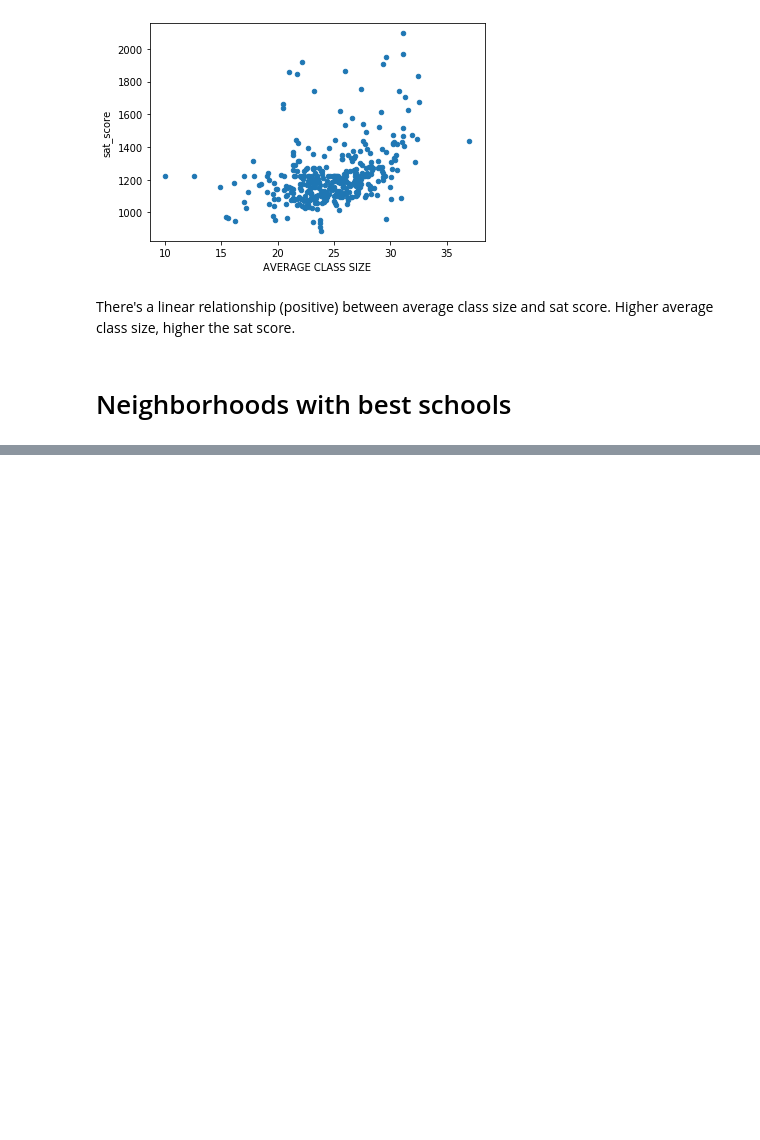
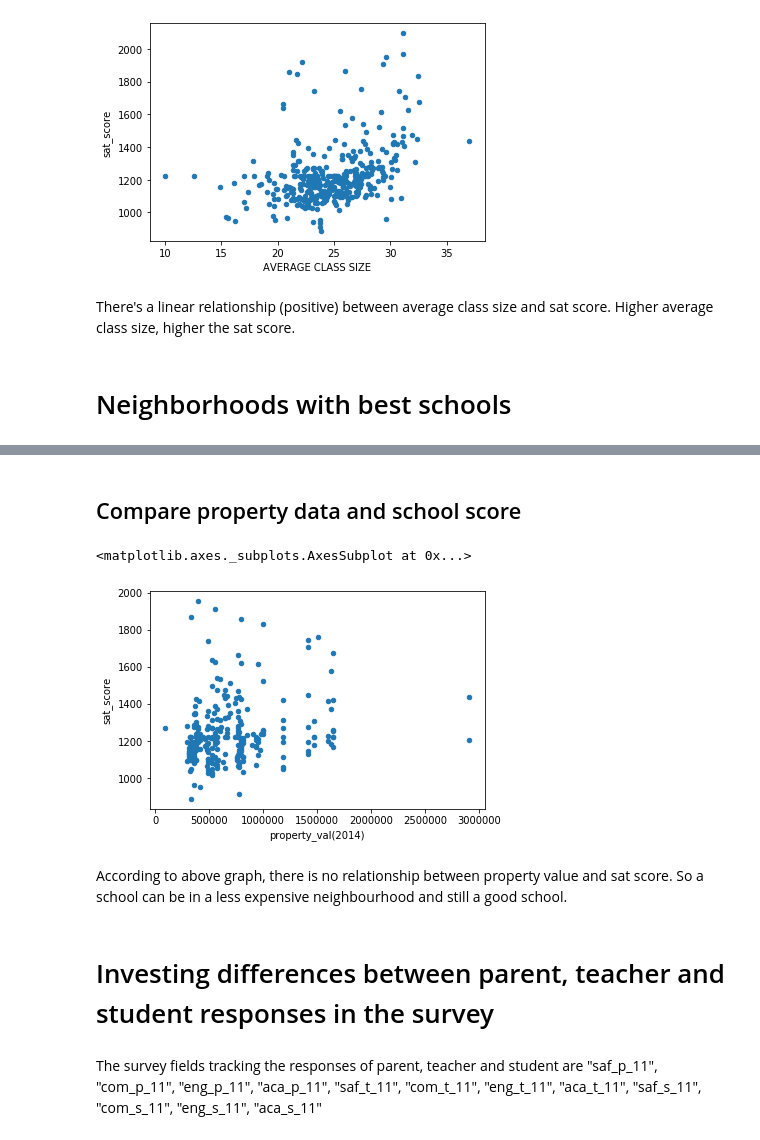
Before and after one commit to siddhantj/NYCHighSchoolSatAnalysis, a Jupyter notebook: output/Schools.ipynb, the cells around one changed output, grey strips where cells are left out. Saved outputs shown, nothing was run; the diff lists cells and outputs as text; code cells hidden in the pictures; blank space fills up the shorter version.

```diff
--- a/output/Schools.ipynb
+++ b/output/Schools.ipynb
@@ -325,0 +428,24 @@ There's a linear relationship (positive) between average class size and sat scor
+# %% [markdown]
+## Compare property data and school score
+# %%
+
+
+combined = combined.merge(home_value, left_on='postcode', right_on='zipcode', how='left')
+## Drop rows where no property data can be found for some zipcodes
+
+combined = combined.dropna(subset=['zipcode'])
+# combined.info(verbose=True)
+
+columns = ['2014-01(full)', '2014-02(full)', '2014-03(full)', '2014-04(full)', '2014-05(full)', '2014-06(full)', '2014-07(full)', '2014-08(full)','2014-09(full)', '2014-10(full)', '2014-11(full)', '2014-12(full)']
+combined['property_val(2014)'] = combined[columns].mean(axis=1)
+combined.head()
+combined.plot.scatter('property_val(2014)', 'sat_score')
+# %% [output]
+<matplotlib.axes._subplots.AxesSubplot at 0x...>
+[figure, added]
+# %% [markdown]
+According to above graph, there is no relationship between property value and sat score. So a school can be in a less expensive neighbourhood and still a good school.
+# %% [markdown]
+# Investing differences between parent, teacher and student responses in the survey
+# %% [markdown]
+The survey fields tracking the responses of parent, teacher and student are "saf_p_11", "com_p_11", "eng_p_11", "aca_p_11", "saf_t_11", "com_t_11", "eng_t_11", "aca_t_11", "saf_s_11", "com_s_11", "eng_s_11", "aca_s_11"
```
Also changed, not shown: parts of 14 cells of this notebook.
